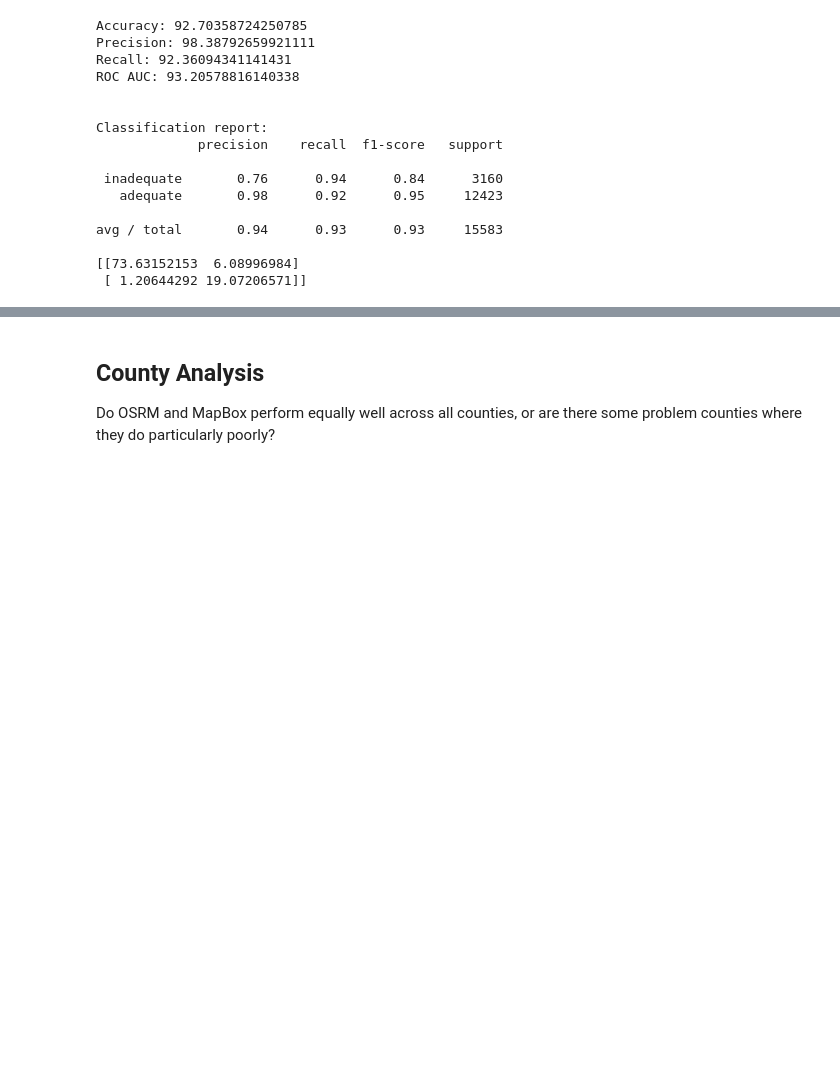
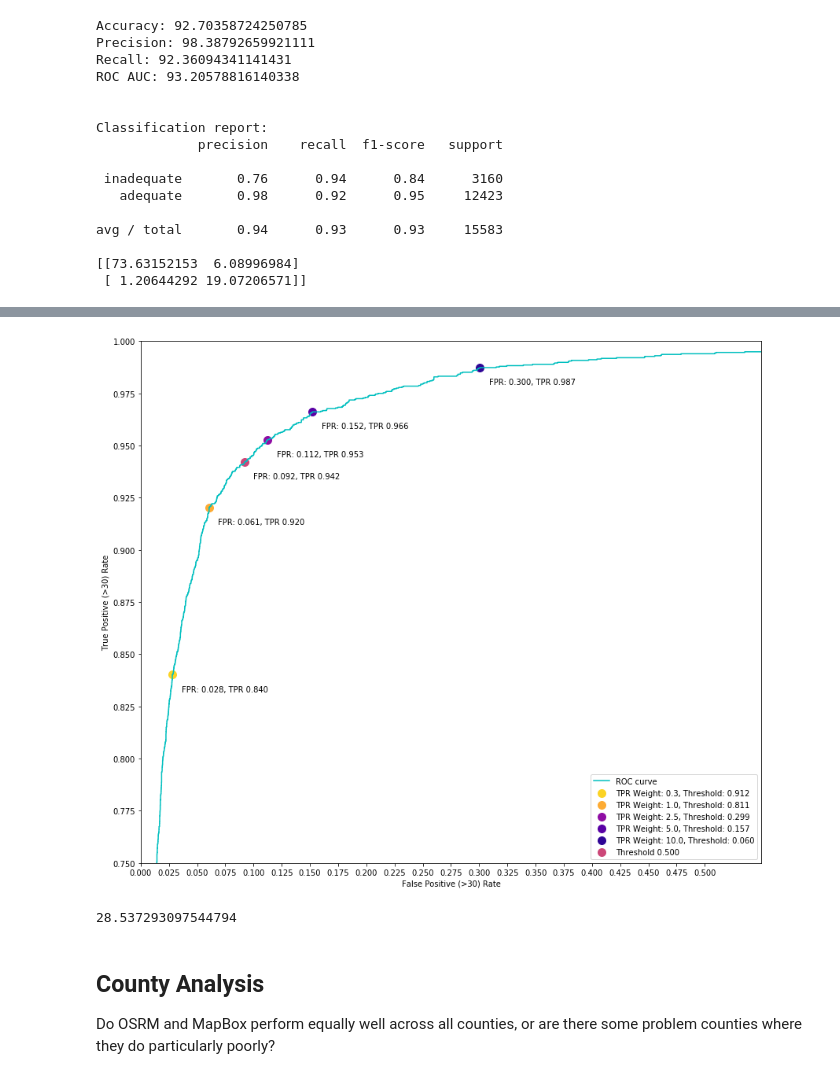
Before and after one commit to bayesimpact/encompass, a Jupyter notebook: explorer/notebooks/OSRM vs. Google vs. MapBox Routing Comparison.ipynb, the cells around one changed output, grey strips where cells are left out. Cells and saved outputs as stored; diff of their text form; code cells hidden in the pictures; blank space fills up the shorter version.

```diff
--- a/explorer/notebooks/OSRM vs. Google vs. MapBox Routing Comparison.ipynb
+++ b/explorer/notebooks/OSRM vs. Google vs. MapBox Routing Comparison.ipynb
@@ -372,3 +412,52 @@ Evaluating such tradeoffs would depend on the goals of the end-user. Maybe it's
+# %%
+def minimizer(fpr, tpr, thresholds, fpr_weight=1, tpr_weight=1):
+    best_val = float('inf')
+    best_thresh = None
+    for threshold in thresholds:
+        idx = len(thresholds) - bisect.bisect(thresholds[::-1], threshold)
+        x=fpr[idx]
+        y=tpr[idx]
+        new_val = x*fpr_weight + (1-y)*tpr_weight
+        if new_val < best_val:
+            best_thresh = threshold
+            best_val = new_val
+    return best_thresh, best_val
+
+fig, ax = plt.subplots(figsize=(12,10))
+plt.plot(fpr, tpr, color='c', label='ROC curve')
+ax.set_ylim((0.75, 1.0))
+ax.set_xlim((0.0, 0.55))
+ax.set_xticks(np.arange(0.0, .525, 0.025))
+ax.set_yticks(np.arange(0.75, 1.025, 0.025))
+ax.set_xlabel('False Positive (>30) Rate')
+ax.set_ylabel('True Positive (>30) Rate')
+
+cmap=plt.get_cmap('plasma')
+for tpr_weight in [0.3, 1.0, 2.5, 5.0, 10.0]:
+    best_thresh, _ = minimizer(fpr, tpr, thresholds, 1, tpr_weight)
+    plot_point(
+        best_thresh,
+        ax=ax,
+        label='TPR Weight: {}, Threshold: {:.3f}'.format(tpr_weight, best_thresh),
+        x_shift=0.008,
+        y_shift=-0.008
+    )
+
+plot_point(0.5, ax, x_shift=0.008, y_shift=-0.008)
+plt.legend()
+plt.tight_layout()
+# %% [output]
+[figure, added]
+# %%
+def minutes_to_threshold(x):
+    return (math.atan(A*(x-30)) + math.pi/2)/math.pi
+
+def threshold_to_minutes(threshold):
+    return math.tan(threshold*math.pi - math.pi/2) / A + 30
+
+threshold_to_minutes(0.299)
+# %% [output]
+28.537293097544794
 # %% [markdown]
 ## County Analysis
 
```
Also changed, not shown: parts of 19 cells of this notebook.
